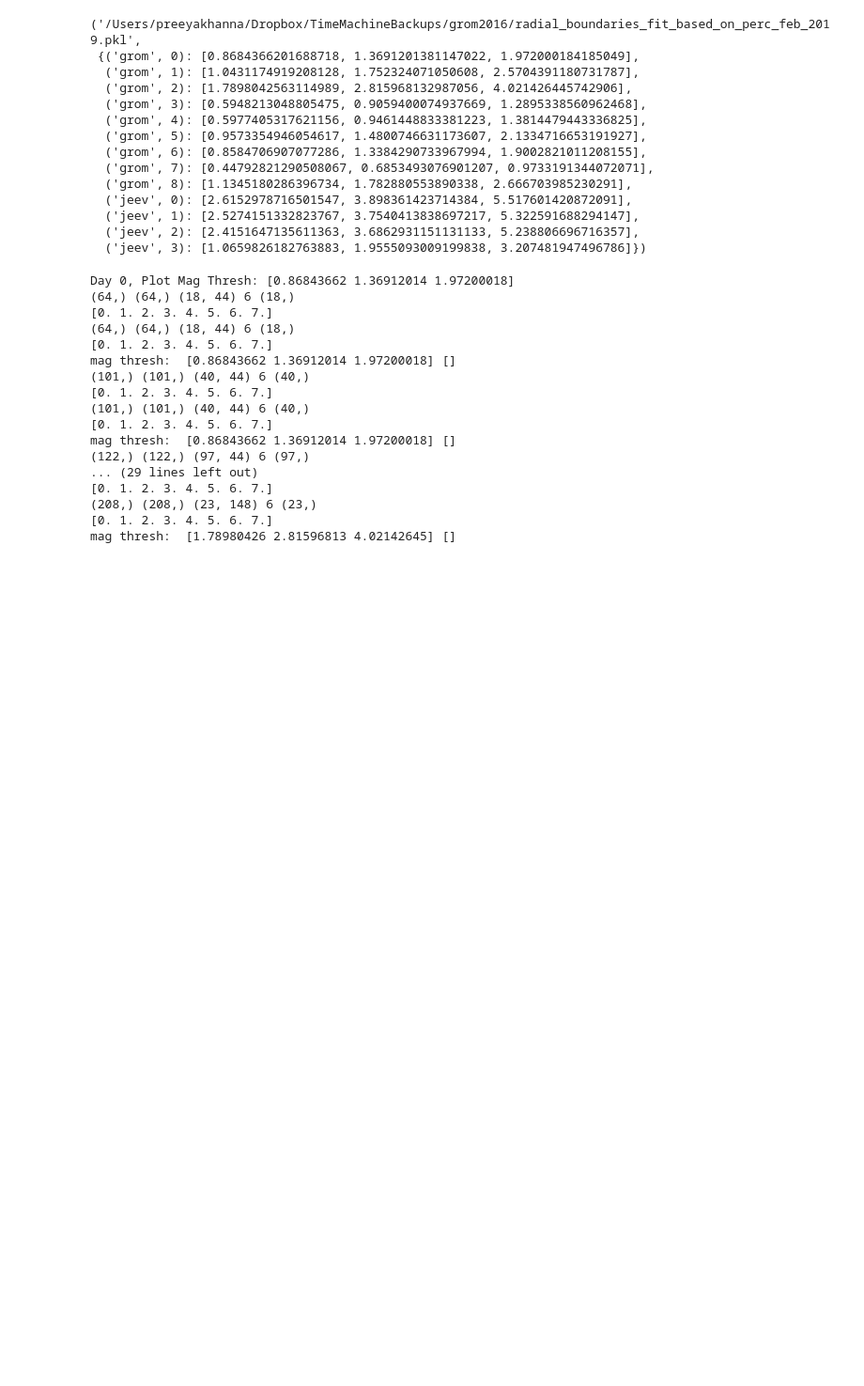
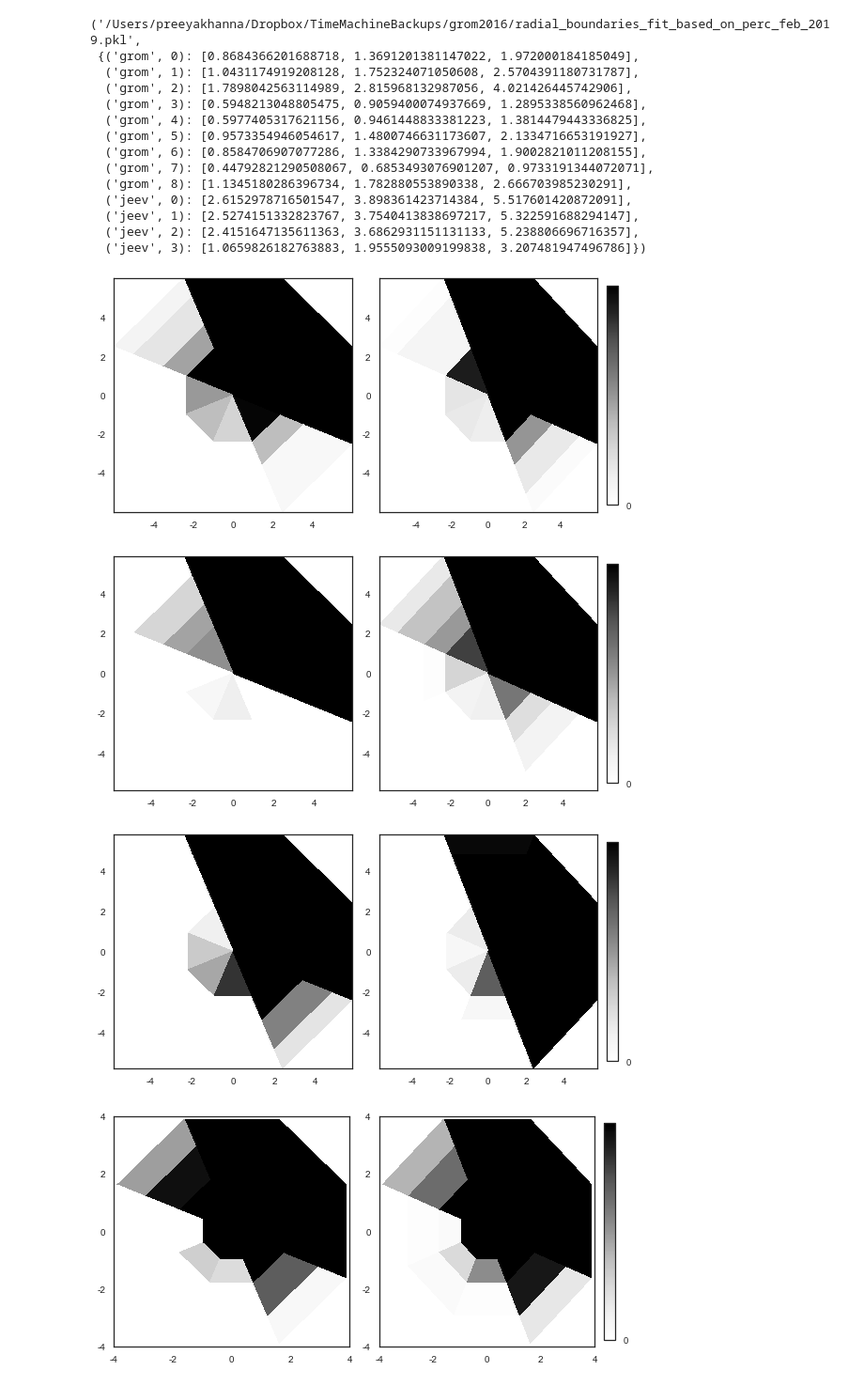
Before and after one commit to pkhanna104/bmi_dynamics_code, a Jupyter notebook: notebooks/Fig 2 | mean and cov FR diffs.ipynb, the cells around one changed output. Shown: that part at 94% size. Cells and saved outputs as stored; diff of their text form; code cells hidden in the pictures; blank space fills up the shorter version.

```diff
--- a/notebooks/Fig 2 | mean and cov FR diffs.ipynb
+++ b/notebooks/Fig 2 | mean and cov FR diffs.ipynb
@@ -44,31 +58,26 @@ co_obs_tuning_matrices.extract_radial_bin_edges_grom_jeev()
   ('jeev', 2): [2.4151647135611363, 3.6862931151131133, 5.238806696716357],
   ('jeev', 3): [1.0659826182763883, 1.9555093009199838, 3.207481947496786]})
 # %%
+###################################################
+############## ORIGINAL PLOTS #####################
+###################################################
 ### Get the tuning matrices:
 ### This calls co_obs_tuning_matrices.get_all_tuning
-animal = 'grom'
-co_obs_tuning_curves_fig3.generate_hist_tuning(animal)
+
+### Update -- this is now doing tuning matrices by task
+### and target, not just by task;
+
+for animal in ['jeev','grom']:
+    co_obs_tuning_curves_fig3.generate_hist_tuning(animal)
 
 ### saves to the file:
 ## hist_tuning_w_fit_mag_boundaries_grom_16_trials_dist_
-# %% [output]
-Day 0, Plot Mag Thresh: [0.86843662 1.36912014 1.97200018]
-(64,) (64,) (18, 44) 6 (18,)
-[0. 1. 2. 3. 4. 5. 6. 7.]
-(64,) (64,) (18, 44) 6 (18,)
-[0. 1. 2. 3. 4. 5. 6. 7.]
-mag thresh:  [0.86843662 1.36912014 1.97200018] []
-(101,) (101,) (40, 44) 6 (40,)
-[0. 1. 2. 3. 4. 5. 6. 7.]
-(101,) (101,) (40, 44) 6 (40,)
-[0. 1. 2. 3. 4. 5. 6. 7.]
-mag thresh:  [0.86843662 1.36912014 1.97200018] []
-(122,) (122,) (97, 44) 6 (97,)
-... (29 lines left out)
-[0. 1. 2. 3. 4. 5. 6. 7.]
-(208,) (208,) (23, 148) 6 (23,)
-[0. 1. 2. 3. 4. 5. 6. 7.]
-mag thresh:  [1.78980426 2.81596813 4.02142645] []
 # %%
 ### Get the distribution of commands
-co_obs_tuning_curves_fig3.distrib_of_neural_pushs_by_day()
+for animal in ['jeev']:#, 'grom']:
+    co_obs_tuning_curves_fig3.distrib_of_neural_pushs_by_day(animal=animal, vmax=.01)
+# %% [output]
+[figure, added]
+[figure, added]
+[figure, added]
+[figure, added]
```
Also changed, not shown: parts of 6 cells of this notebook, 1 other file.
